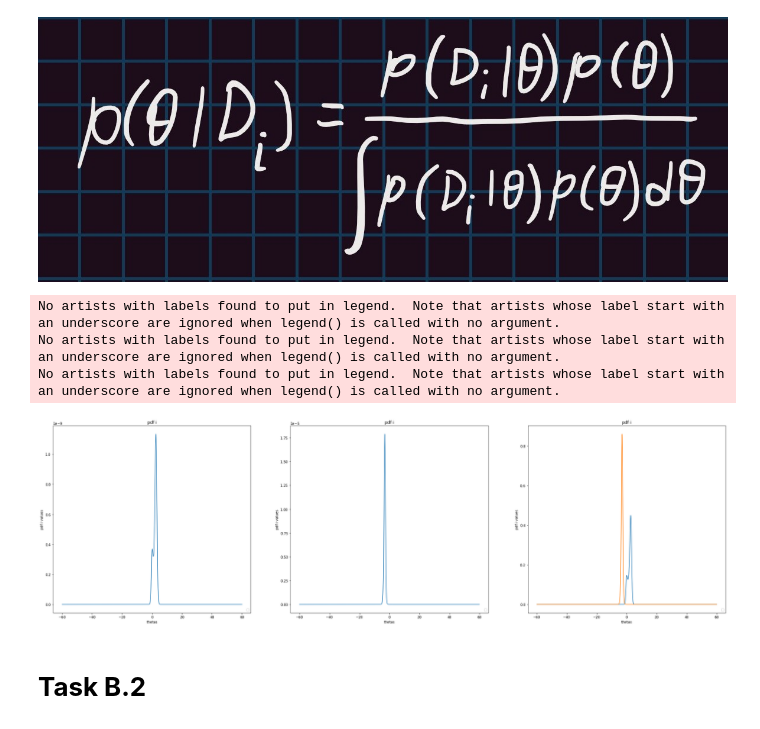
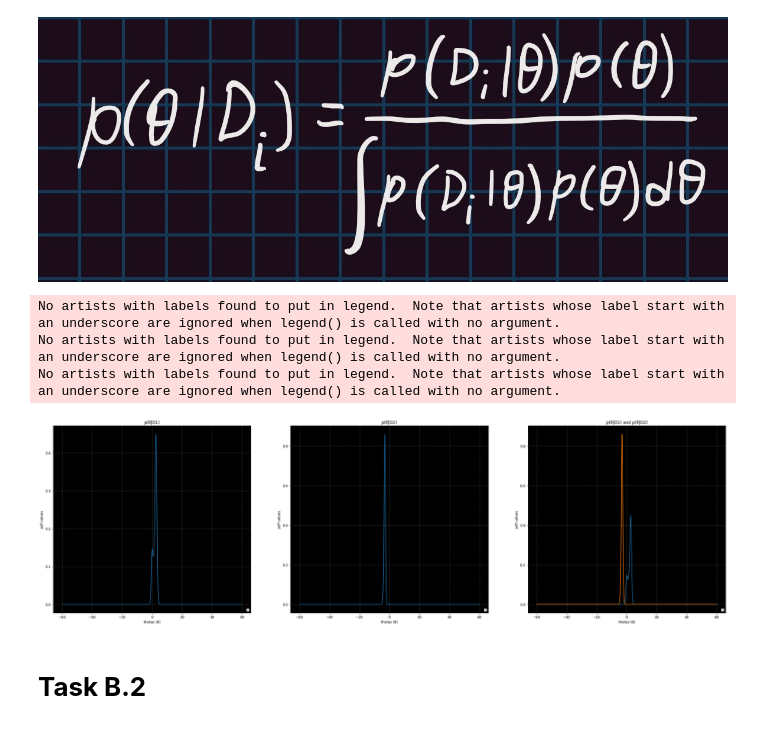
Before and after one commit to giahou2000/Gaming-statistics, a Jupyter notebook: gaming_company.ipynb, the cells around one changed output. Saved outputs shown, nothing was run; the diff lists cells and outputs as text; code cells hidden in the pictures.

```diff
--- a/gaming_company.ipynb
+++ b/gaming_company.ipynb
@@ -205,56 +248,44 @@ Prior probability density function for θ
 # %%
 # p(D_i|θ) exists because of task A.1
 # p(θ) has been computed at the beginning of task B
 
 # Multiplication computation for both the denominator and the numerator
 numerator1 = np.multiply(p1, p_theta)
 numerator2 = np.multiply(p2, p_theta)
 
-# Integral computation (Approximation using sum)
+# Integral computation (Approximation using sum and the rule of the trapezoid)
 integral1 = 0
 integral2 = 0
 for i in range(1, numerator1.size):
     integral1 += ((numerator1[i] + numerator1[i-1]) * step) / 2
 for i in range(numerator2.size):
     integral2 += ((numerator2[i] + numerator2[i-1]) * step) / 2
 
 # p(θ|D_i) computation
 p_theta_D1 = numerator1/integral1
 p_theta_D2 = numerator2/integral2
 
+
 # Plot the computed pdfs
-# first one
+# prepare the figure
 fig = plt.figure(figsize=(35, 10))
-ax = fig.add_subplot(1, 3, 1)
-plt.title("pdf i")
-plt.xlabel("thetas")
-plt.ylabel("pdf i values")
-plt.plot(theta, p_theta_D1)
-plt.legend(loc = "lower right")
-
-# second one
-ax = fig.add_subplot(1, 3, 2)
-plt.title("pdf i")
-plt.xlabel("thetas")
-plt.ylabel("pdf i values")
-plt.plot(theta, p_theta_D2)
-plt.legend(loc = "lower right")
-
-# Plot p(θ) and p(θ|D_i) to compare
-ax = fig.add_subplot(1, 3, 3)
-plt.title("pdf i")
-plt.xlabel("thetas")
-plt.ylabel("pdf i values")
-plt.plot(theta, p_theta_D1)
-plt.plot(theta, p_theta_D2)
-plt.legend(loc = "lower right")
-
+title1 = "p(θ|D1)"
+title2 = "p(θ|D2)"
+title3 = "p(θ|D1) and p(θ|D2)"
+x_label = "thetas (θ)"
+y_label = "pdf values"
+# plot separately
+# we will have 3 subplots
+vizualize(fig, 3, 1, 1, title1, x_label, y_label, theta, p_theta_D1)
+vizualize(fig, 3, 1, 2, title2, x_label, y_label, theta, p_theta_D2)
+combine_list = [p_theta_D1, p_theta_D2]
+vizualize_more(fig, 3, 1, 3, title3, x_label, y_label, theta, combine_list)
 # Show all plots
 plt.show()
 # %% [output]
 No artists with labels found to put in legend.  Note that artists whose label start with an underscore are ignored when legend() is called with no argument.
 No artists with labels found to put in legend.  Note that artists whose label start with an underscore are ignored when legend() is called with no argument.
 No artists with labels found to put in legend.  Note that artists whose label start with an underscore are ignored when legend() is called with no argument.
-[figure, old version]
+[figure, new version]
 # %% [markdown]
 # **Task B.2**
```
Also changed, not shown: parts of 6 cells of this notebook.
